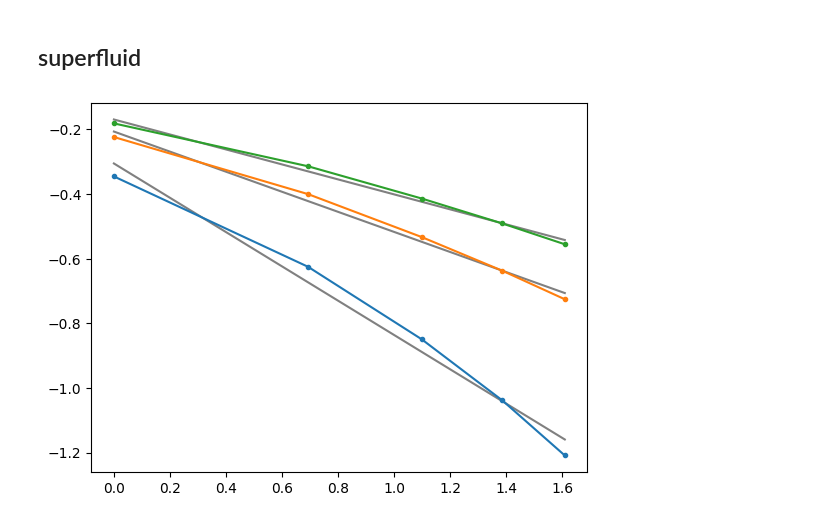
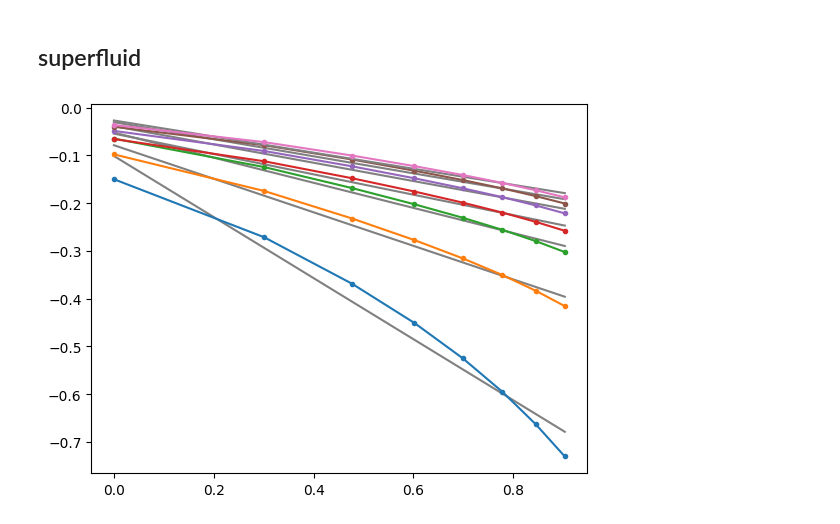
Before and after one commit to ScoomenstheMumens/Numerical-Methods-for-Physics, a Jupyter notebook: DMRG/plot_results.ipynb, the cells around one changed output. Cells and saved outputs as stored; diff of their text form; code cells hidden in the pictures.

```diff
--- a/DMRG/plot_results.ipynb
+++ b/DMRG/plot_results.ipynb
@@ -172,7 +172,7 @@ plt.show()
 # %% [markdown]
 # critical exponents
 # %%
-name = "dati/correlators_mu04_Nmax4_m_10.txt"
+name = "dati/correlators_mu04_Nmax4_m_10_.txt"
 
 file = open(name)
 
@@ -199,20 +199,22 @@ def line(x, m, q):
 # %%
 
 Ks = []
 dKs = []
 
 # superfluid phase
 first_index = 3
-for i,J in enumerate(Js_corr[first_index:]):
-    X = np.log(np.arange(1,6,step=1))
-    Y = np.log(all_datas_corr[first_index+i][1:6])
+last_index = 10
+N_points = 9
+for i,J in enumerate(Js_corr[first_index:last_index]):
+    X = np.log10(np.arange(1,N_points,step=1))
+    Y = np.log10(all_datas_corr[first_index+i][1:N_points])
     result, cov = curve_fit(line, X, Y)
     Ks.append(-result[0]/2)
-    dKs.append(cov[0][0])
+    dKs.append(cov[0][0]**.5)
 
     plt.plot(X, line(X, result[0], result[1]), color="gray")
     plt.plot(X,Y, marker=".")
 
 plt.show()
 # %% [output]
-[figure, old version]
+[figure, new version]
```
Also changed, not shown: parts of 4 cells of this notebook, 2 other files.
